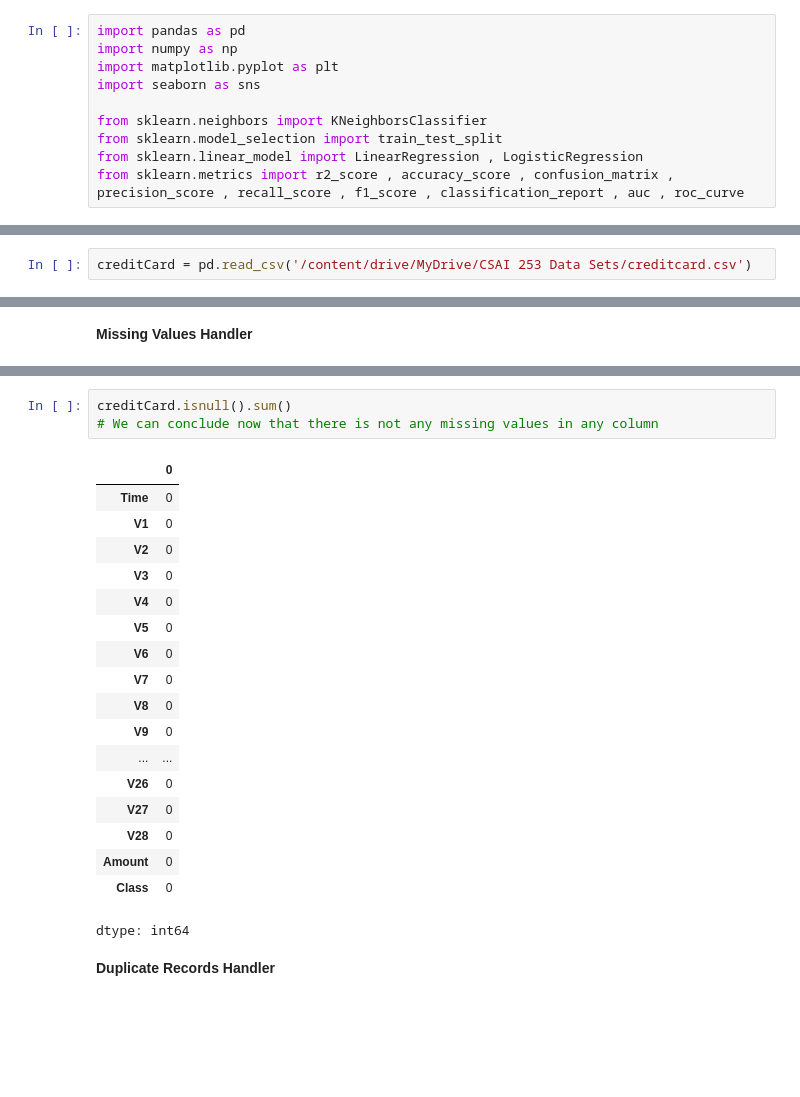
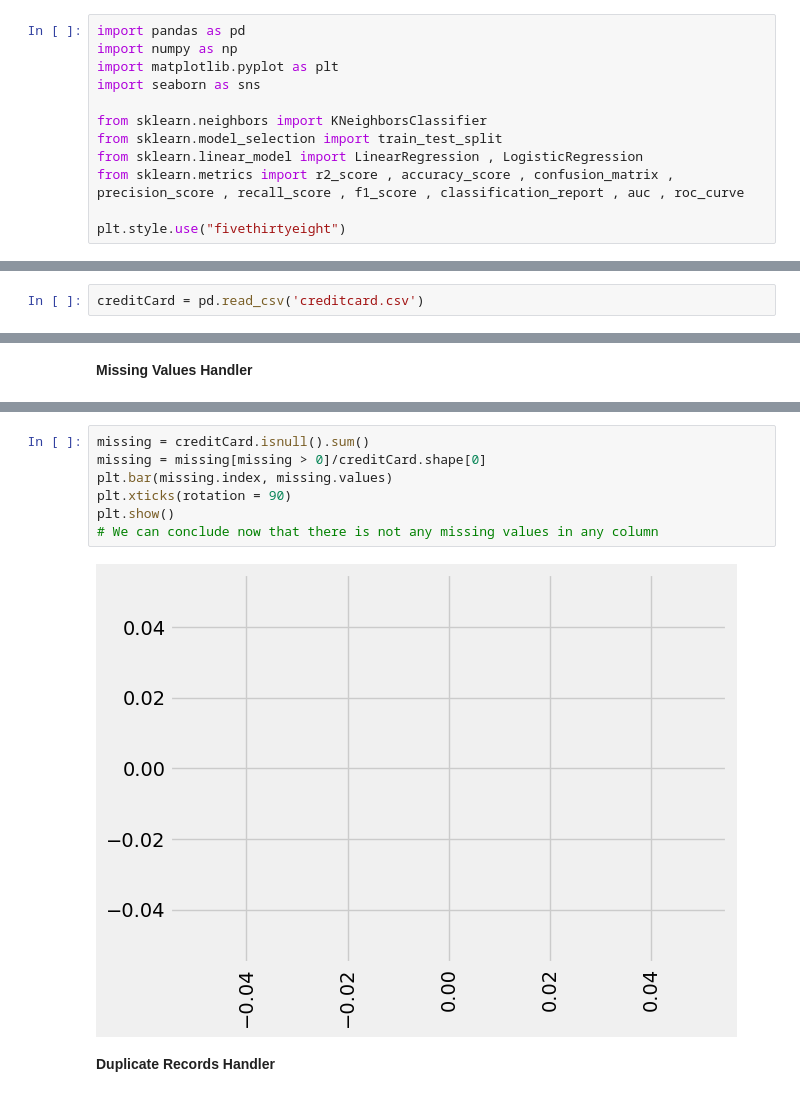
Before and after one commit to ZiadMAlsawy/ML_Project, a Jupyter notebook: Task_2.ipynb, the cells around one changed output, grey strips where cells are left out. Drawn from its saved outputs; the diff is of its cells as text; blank space fills up the shorter version.

```diff
--- a/Task_2.ipynb
+++ b/Task_2.ipynb
@@ -10,13 +10,15 @@ from sklearn.neighbors import KNeighborsClassifier
 from sklearn.model_selection import train_test_split
 from sklearn.linear_model import LinearRegression , LogisticRegression
 from sklearn.metrics import r2_score , accuracy_score , confusion_matrix , precision_score , recall_score , f1_score , classification_report , auc , roc_curve
+
+plt.style.use("fivethirtyeight")
 # %% [markdown]
 # **OSEM Framework will Help us deal with our task**
 ![images.png](embedded-picture-1)
 # %% [markdown]
 ## **Obtain the Data Set**
 # %%
-creditCard = pd.read_csv('/content/drive/MyDrive/CSAI 253 Data Sets/creditcard.csv')
+creditCard = pd.read_csv('creditcard.csv')
 # %%
 creditCard.shape
 # %% [output]
@@ -91,25 +113,12 @@ creditCard.sample(10)
 # %%
-creditCard.isnull().sum()
+missing = creditCard.isnull().sum()
+missing = missing[missing > 0]/creditCard.shape[0]
+plt.bar(missing.index, missing.values)
+plt.xticks(rotation = 90)
+plt.show()
 # We can conclude now that there is not any missing values in any column
 # %% [output]
-|  | 0 |
-| Time | 0 |
-| V1 | 0 |
-| V2 | 0 |
-| V3 | 0 |
-| V4 | 0 |
-| V5 | 0 |
-| V6 | 0 |
-| V7 | 0 |
-| V8 | 0 |
-| V9 | 0 |
-| ... | ... |
-| V26 | 0 |
-| V27 | 0 |
-| V28 | 0 |
-| Amount | 0 |
-| Class | 0 |
-dtype: int64
+[figure, added]
 # %% [markdown]
 **Duplicate Records Handler**
 # %%
```
Also changed, not shown: parts of 12 cells of this notebook.
